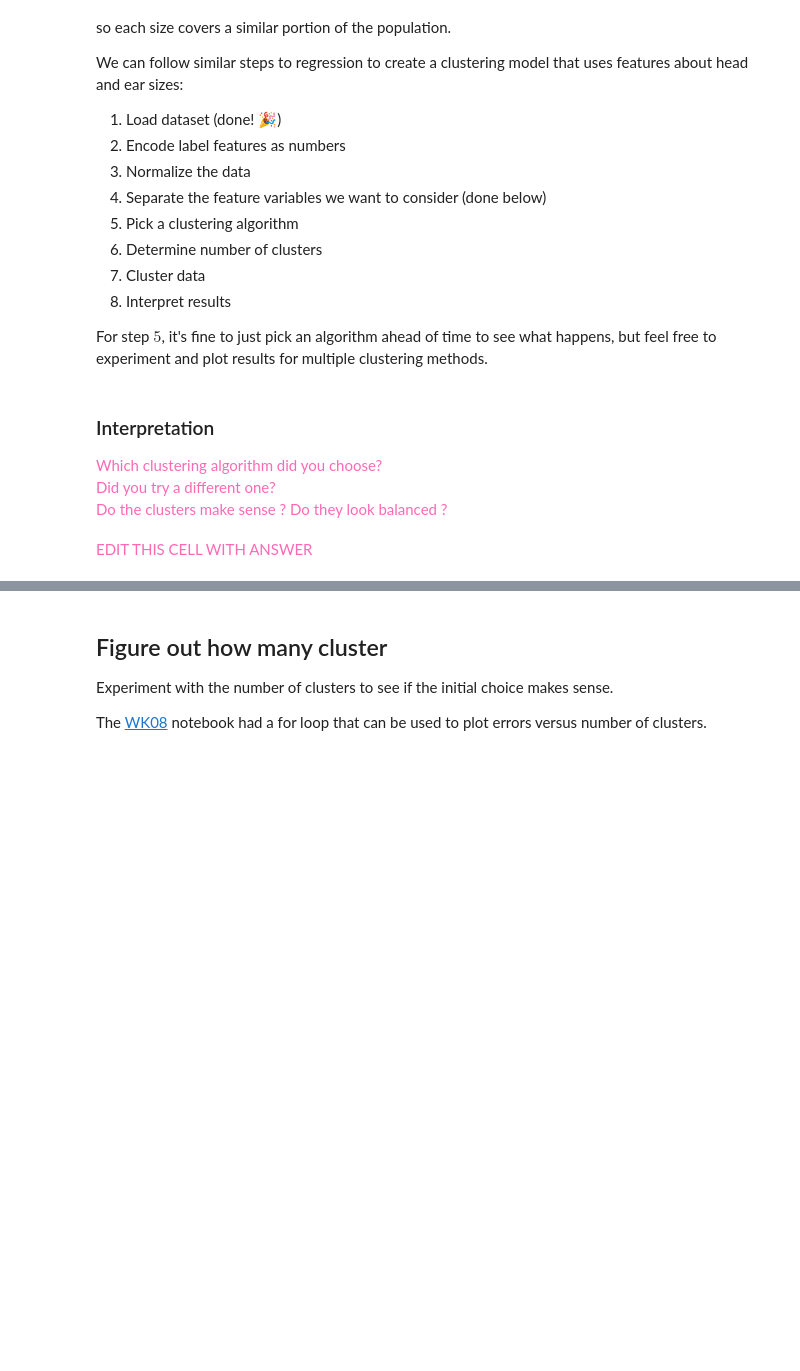
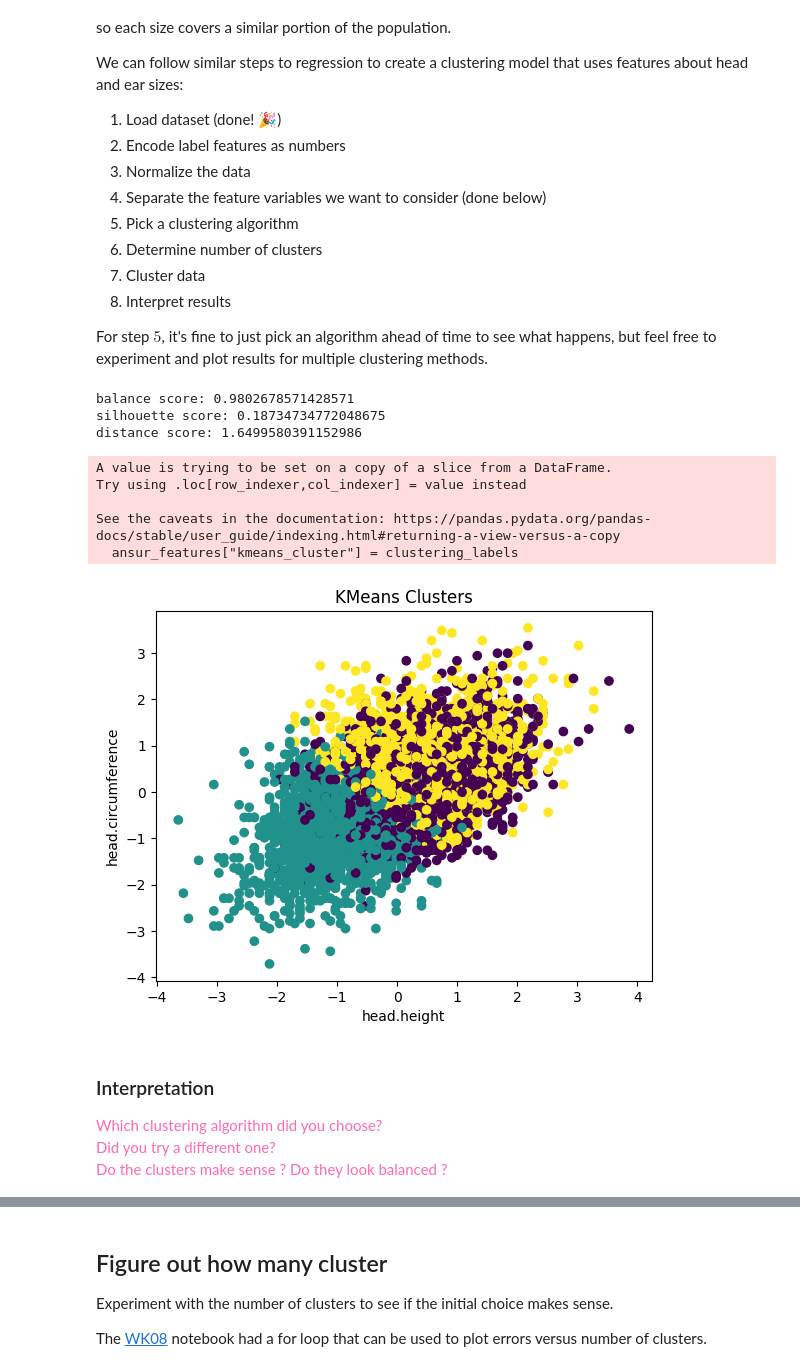
Before and after one commit to msdvml/mlhomework08, a Jupyter notebook: Homework08.ipynb, the cells around one changed output, grey strips where cells are left out. Drawn from its saved outputs; the diff is of its cells as text; code cells hidden in the pictures; blank space fills up the shorter version.

```diff
--- a/Homework08.ipynb
+++ b/Homework08.ipynb
@@ -134,3 +126,41 @@ ansur_features = ansur_scaled_df[["head.height", "head.circumference", "ear.leng
+# %%
+## Create Clustering model
+
+clustering = KMeans(n_clusters=3, random_state=0)
+
+## Run the model(s) on the data
+
+clustering_labels = clustering.fit_predict(ansur_features)
+
+## Check errors
+
+print("balance score:", balance_score(clustering_labels))
+print("silhouette score:", silhouette_score(ansur_features, clustering_labels))
+print("distance score:", distance_score(ansur_features, clustering_labels))
+
+## Plot clusters as function of 2 or 3 variables
+
+ansur_features["kmeans_cluster"] = clustering_labels
+
+plt.scatter(
+    ansur_features["head.height"],
+    ansur_features["head.circumference"],
+    c=ansur_features["kmeans_cluster"]
+)
+plt.xlabel("head.height")
+plt.ylabel("head.circumference")
+plt.title("KMeans Clusters")
+plt.show()
+# %% [output]
+balance score: 0.9802678571428571
+silhouette score: 0.18734734772048675
+distance score: 1.6499580391152986
+A value is trying to be set on a copy of a slice from a DataFrame.
+Try using .loc[row_indexer,col_indexer] = value instead
+
+See the caveats in the documentation: https://pandas.pydata.org/pandas-docs/stable/user_guide/indexing.html#returning-a-view-versus-a-copy
+  ansur_features["kmeans_cluster"] = clustering_labels
+[figure, added]
 # %% [markdown]
 ### Interpretation
 
@@ -139,5 +169,3 @@ Which clustering algorithm did you choose?<br>
 Did you try a different one?<br>
 Do the clusters make sense ? Do they look balanced ?
 </span>
-# %% [markdown]
-<span style="color:hotpink;">EDIT THIS CELL WITH ANSWER</span>
```
Also changed, not shown: parts of 35 cells of this notebook.
